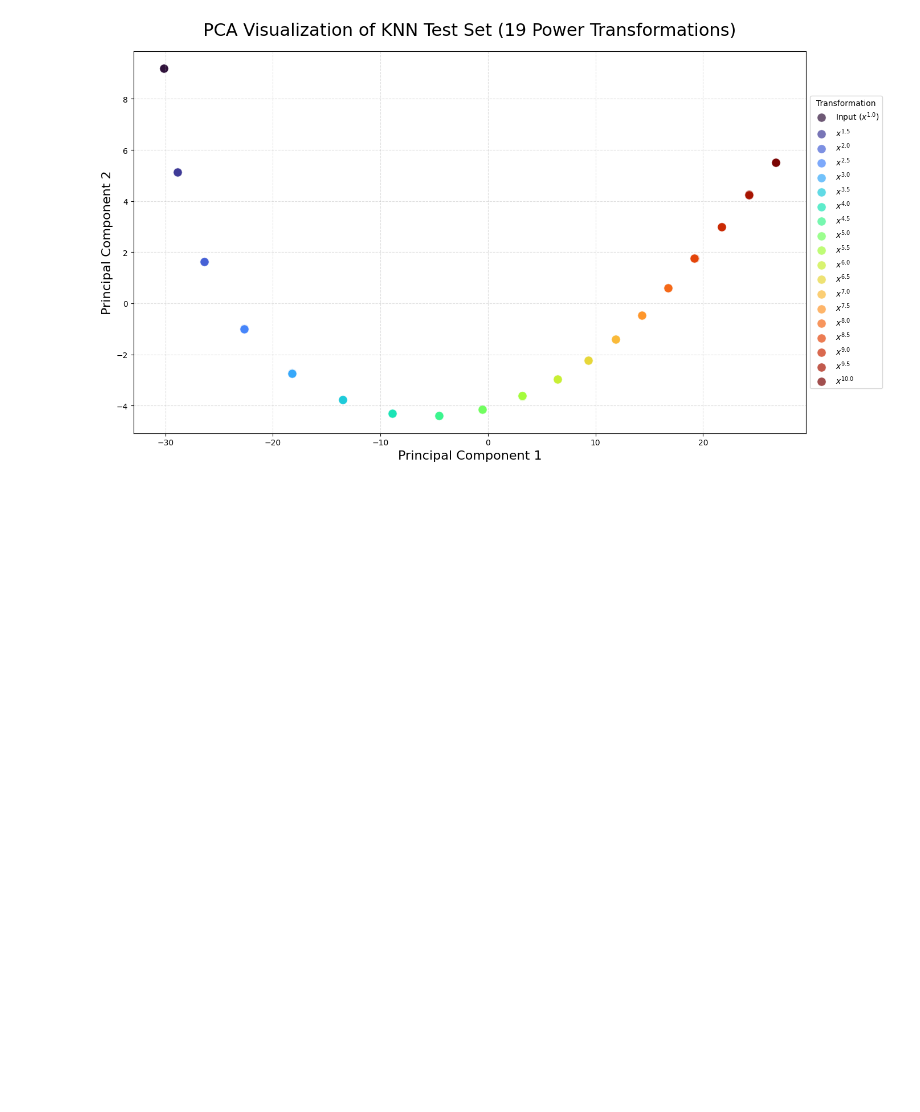
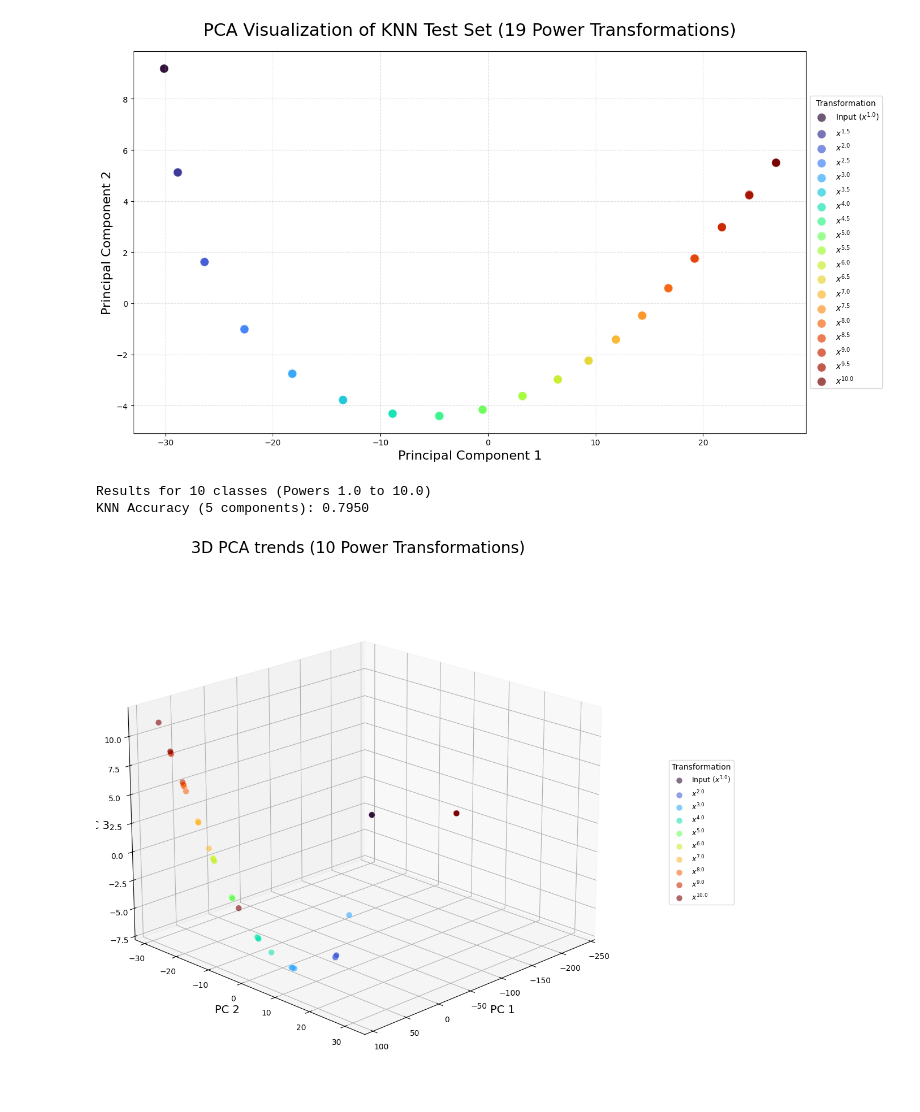
Before and after one commit to emika02/2025-riss-steering, a Jupyter notebook: representations-in-tsfms-main/clustering/clusters.ipynb, the cells around one changed output. Saved outputs shown, nothing was run; the diff lists cells and outputs as text; code cells hidden in the pictures; blank space fills up the shorter version.

```diff
--- a/representations-in-tsfms-main/clustering/clusters.ipynb
+++ b/representations-in-tsfms-main/clustering/clusters.ipynb
@@ -137,3 +89,5 @@ np.save(os.path.join(path_save,'activations_exps_dense.npy'), activations_exps)
+# %%
+activations_exps = np.load(os.path.join(path_save,'activations_trends.npy'))
 # %%
 from sklearn.neighbors import KNeighborsClassifier
 from sklearn.model_selection import train_test_split
@@ -306,3 +260,76 @@ plt.show()
 Results for 19 classes (Powers 1.0 to 10.0)
 KNN Accuracy (5 components): 1.0000
 [figure]
+# %%
+import numpy as np
+import matplotlib.pyplot as plt
+from sklearn.decomposition import PCA
+from sklearn.neighbors import KNeighborsClassifier
+from sklearn.model_selection import train_test_split
+from sklearn.metrics import accuracy_score
+from mpl_toolkits.mplot3d import Axes3D # Required for 3D projection
+
+# 1. Setup Parameters
+n_c = 5  # PCA dimensions for KNN training
+#powers = np.arange(1, 10.5, 0.5)
+powers = np.arange(1, 11, 1)
+n_transform = len(powers)
+num_samples = activations_exps.shape[1]
+
+# 2. Data Preparation
+X_full = activations_exps.reshape(-1, activations_exps.shape[-1])
+y = np.repeat(np.arange(n_transform), num_samples)
+
+# 3. Dimensionality Reduction
+reducer = PCA(n_components=n_c)
+X_pca = reducer.fit_transform(X_full)
+
+# 4. Train/Test Split
+X_train, X_test, y_train, y_test = train_test_split(
+    X_pca, y, test_size=0.2, random_state=42, stratify=y
+)
+
+# 5. KNN Classifier
+knn = KNeighborsClassifier(n_neighbors=3)
+knn.fit(X_train, y_train)
+y_pred = knn.predict(X_test)
+
+print(f"Results for {n_transform} classes (Powers 1.0 to 10.0)")
+print(f"KNN Accuracy ({n_c} components): {accuracy_score(y_test, y_pred):.4f}")
+
+# 6. Visualization Preparation (3D)
+# Use first 3 components instead of 2
+X_test_3d = X_test[:, :3]
+results_list = [X_test_3d[y_test == i] for i in range(n_transform)]
+
+labels = [f"$x^{{{p:.1f}}}$" for p in powers]
+labels[0] = "Input ($x^{1.0}$)"
+colors = plt.cm.turbo(np.linspace(0, 1, n_transform))
+
+# 7. 3D Plotting
+fig = plt.figure(figsize=(14, 10))
+ax = fig.add_subplot(111, projection='3d') # Create 3D axes
+
+for reduced, color, label in zip(results_list, colors, labels):
+    # Scatter requires x, y, and z coordinates
+    ax.scatter(reduced[:, 0], reduced[:, 1], reduced[:, 2],
+               color=color, label=label, alpha=0.6, s=60, edgecolors='white', linewidth=0.3)
+
+# Styling for 3D
+ax.set_title(f"3D PCA trends ({n_transform} Power Transformations)", fontsize=20, pad=30)
+ax.set_xlabel("PC 1", fontsize=14)
+ax.set_ylabel("PC 2", fontsize=14)
+ax.set_zlabel("PC 3", fontsize=14)
+
+# Adjust viewing angle for better perspective
+ax.view_init(elev=20, azim=45)
+
+# Legend outside
+ax.legend(loc="center left", bbox_to_anchor=(1.1, 0.5), title="Transformation", fontsize=9, ncol=1)
+
+plt.tight_layout()
+plt.show()
+# %% [output]
+Results for 10 classes (Powers 1.0 to 10.0)
+KNN Accuracy (5 components): 0.7950
+[figure, added]
```
Also changed, not shown: parts of 6 cells of this notebook, 45 other files.
